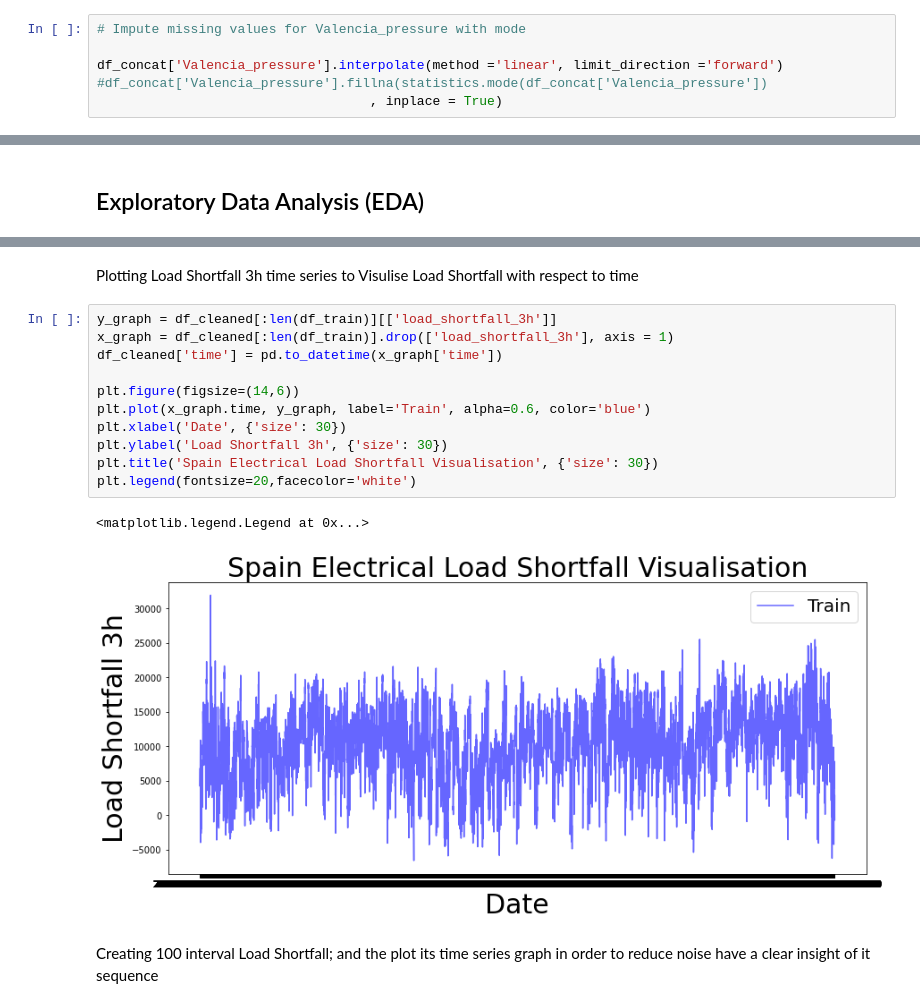
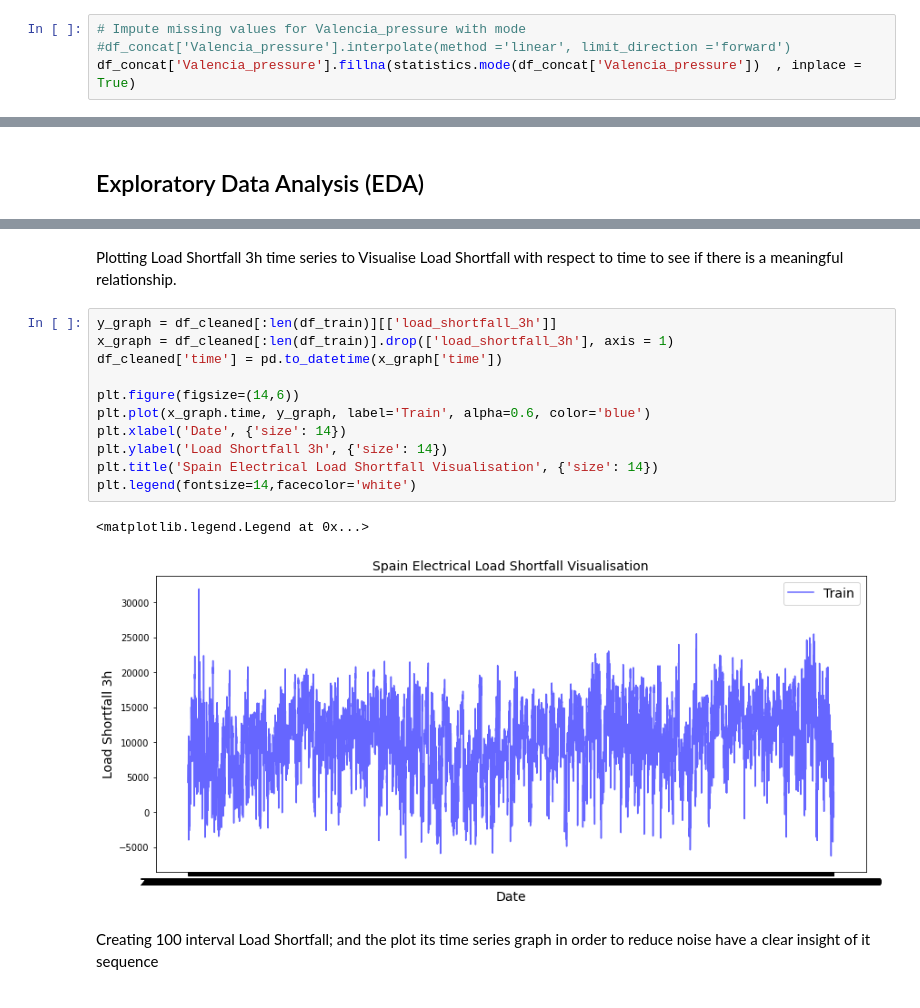
Before and after one commit to kwanda2426/load-shortfall-regression-predict-api-template, a Jupyter notebook: latest_note_book.ipynb, the cells around one changed output, grey strips where cells are left out. Drawn from its saved outputs; the diff is of its cells as text.

```diff
--- a/latest_note_book.ipynb
+++ b/latest_note_book.ipynb
@@ -219,7 +220,5 @@ dtype: object
 * ‘load_shortfall_3h’ has 24.99% missing data, but this is the part of test data that was concatenated which is not necessarily needed.
 # %%
 # Impute missing values for Valencia_pressure with mode
-
-df_concat['Valencia_pressure'].interpolate(method ='linear', limit_direction ='forward')
-#df_concat['Valencia_pressure'].fillna(statistics.mode(df_concat['Valencia_pressure'])
-                                   , inplace = True)
+#df_concat['Valencia_pressure'].interpolate(method ='linear', limit_direction ='forward')
+df_concat['Valencia_pressure'].fillna(statistics.mode(df_concat['Valencia_pressure'])  , inplace = True)
@@ -316,19 +302,19 @@ df_cleaned = df_concat.copy() # creating a copy of the data frame
 # %% [markdown]
-Plotting Load Shortfall 3h time series to Visulise Load Shortfall with respect to time
+Plotting Load Shortfall 3h time series to Visualise Load Shortfall with respect to time to see if there is a meaningful relationship.
 # %%
 y_graph = df_cleaned[:len(df_train)][['load_shortfall_3h']]
 x_graph = df_cleaned[:len(df_train)].drop(['load_shortfall_3h'], axis = 1)
 df_cleaned['time'] = pd.to_datetime(x_graph['time'])
 
 plt.figure(figsize=(14,6))
 plt.plot(x_graph.time, y_graph, label='Train', alpha=0.6, color='blue')
-plt.xlabel('Date', {'size': 30})
-plt.ylabel('Load Shortfall 3h', {'size': 30})
-plt.title('Spain Electrical Load Shortfall Visualisation', {'size': 30})
-plt.legend(fontsize=20,facecolor='white')
+plt.xlabel('Date', {'size': 14})
+plt.ylabel('Load Shortfall 3h', {'size': 14})
+plt.title('Spain Electrical Load Shortfall Visualisation', {'size': 14})
+plt.legend(fontsize=14,facecolor='white')
 # %% [output]
 <matplotlib.legend.Legend at 0x...>
-[figure, old version]
+[figure, new version]
 # %% [markdown]
 Creating 100 interval Load Shortfall; and the plot its time series graph in order to reduce noise have a clear insight of it sequence
 # %%
```
Also changed, not shown: parts of 10 cells of this notebook.
